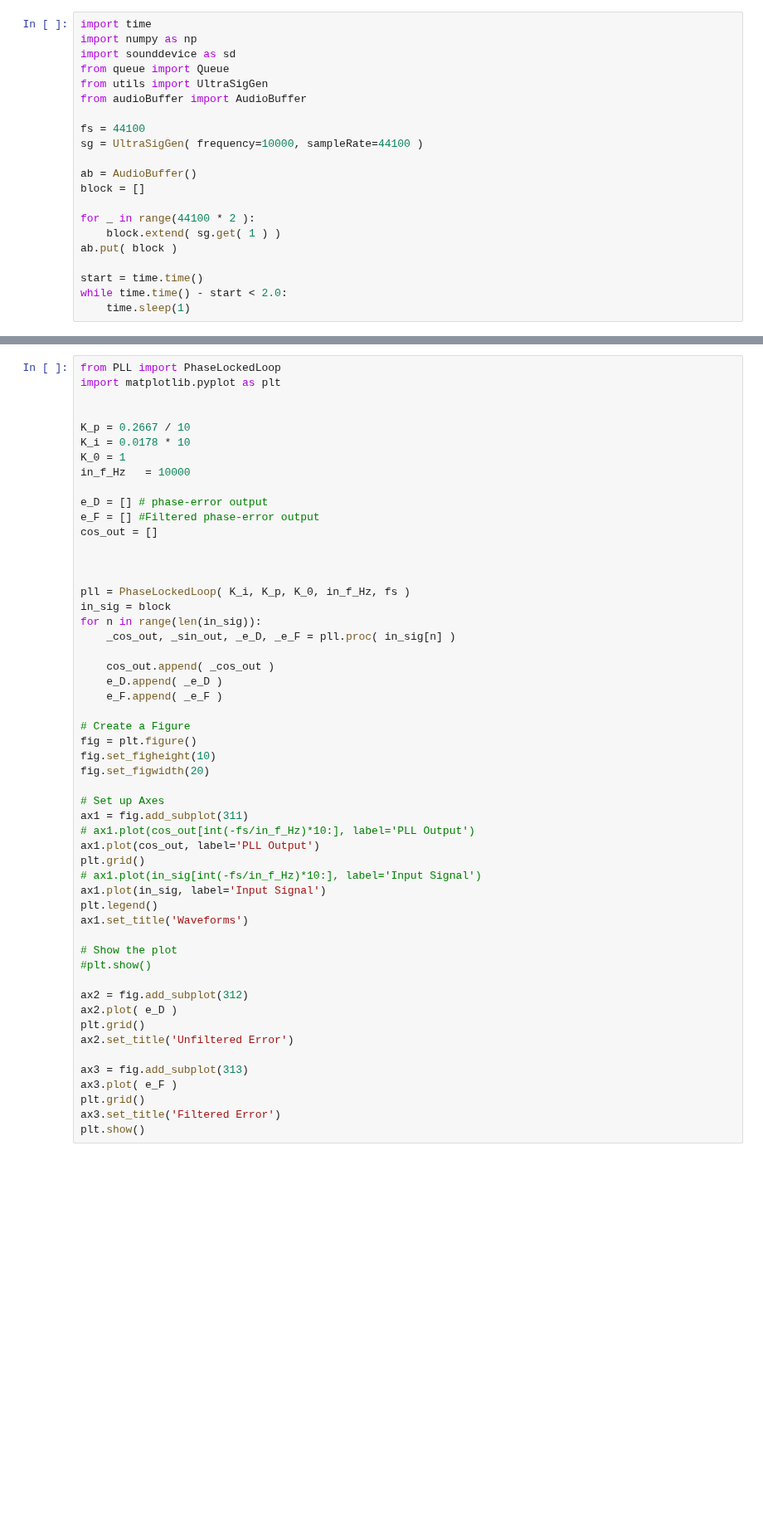
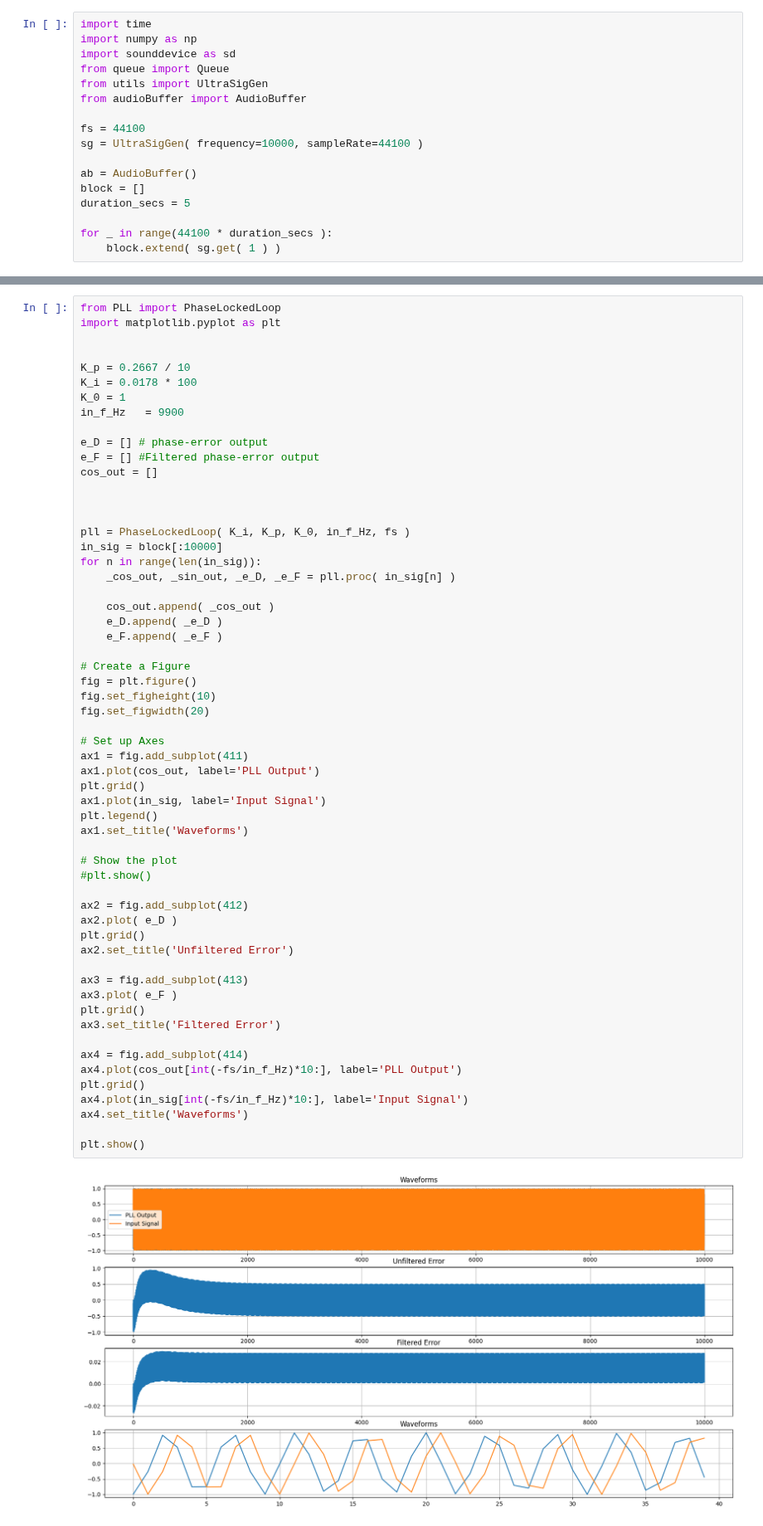
Before and after one commit to stevester94/notebooks, a Jupyter notebook: phase-locked-loop/audio-pll.ipynb, the cells around one changed output, grey strips where cells are left out. Shown at 83% size. Cells and saved outputs as stored; diff of their text form; blank space fills up the shorter version.

```diff
--- a/phase-locked-loop/audio-pll.ipynb
+++ b/phase-locked-loop/audio-pll.ipynb
@@ -11,11 +11,7 @@ sg = UltraSigGen( frequency=10000, sampleRate=44100 )
 
 ab = AudioBuffer()
 block = []
+duration_secs = 5
 
-for _ in range(44100 * 2 ):
+for _ in range(44100 * duration_secs ):
     block.extend( sg.get( 1 ) )
-ab.put( block )
-
-start = time.time()
-while time.time() - start < 2.0:
-    time.sleep(1)
@@ -25,9 +45,9 @@ import matplotlib.pyplot as plt
 
 
 K_p = 0.2667 / 10
-K_i = 0.0178 * 10
+K_i = 0.0178 * 100
 K_0 = 1
-in_f_Hz   = 10000
+in_f_Hz   = 9900
 
 e_D = [] # phase-error output
 e_F = [] #Filtered phase-error output
@@ -36,39 +56,46 @@ cos_out = []
 
 
 pll = PhaseLockedLoop( K_i, K_p, K_0, in_f_Hz, fs )
-in_sig = block
+in_sig = block[:10000]
 for n in range(len(in_sig)):
     _cos_out, _sin_out, _e_D, _e_F = pll.proc( in_sig[n] )
 
     cos_out.append( _cos_out )
     e_D.append( _e_D )
     e_F.append( _e_F )
 
 # Create a Figure
 fig = plt.figure()
 fig.set_figheight(10)
 fig.set_figwidth(20)
 
 # Set up Axes
-ax1 = fig.add_subplot(311)
-# ax1.plot(cos_out[int(-fs/in_f_Hz)*10:], label='PLL Output')
+ax1 = fig.add_subplot(411)
 ax1.plot(cos_out, label='PLL Output')
 plt.grid()
-# ax1.plot(in_sig[int(-fs/in_f_Hz)*10:], label='Input Signal')
 ax1.plot(in_sig, label='Input Signal')
 plt.legend()
 ax1.set_title('Waveforms')
 
 # Show the plot
 #plt.show()
 
-ax2 = fig.add_subplot(312)
+ax2 = fig.add_subplot(412)
 ax2.plot( e_D )
 plt.grid()
 ax2.set_title('Unfiltered Error')
 
-ax3 = fig.add_subplot(313)
+ax3 = fig.add_subplot(413)
 ax3.plot( e_F )
 plt.grid()
 ax3.set_title('Filtered Error')
+
+ax4 = fig.add_subplot(414)
+ax4.plot(cos_out[int(-fs/in_f_Hz)*10:], label='PLL Output')
+plt.grid()
+ax4.plot(in_sig[int(-fs/in_f_Hz)*10:], label='Input Signal')
+ax4.set_title('Waveforms')
+
 plt.show()
+# %% [output]
+[figure, added]
```
Also changed, not shown: parts of 3 cells of this notebook.
